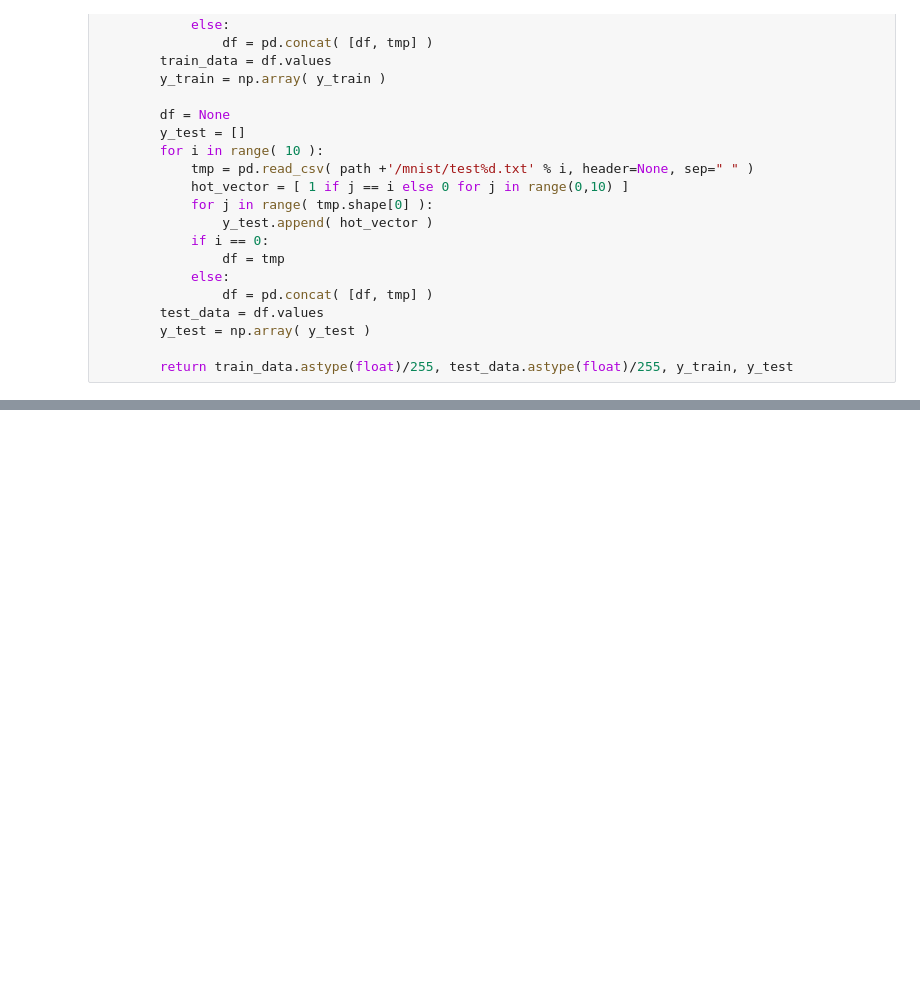
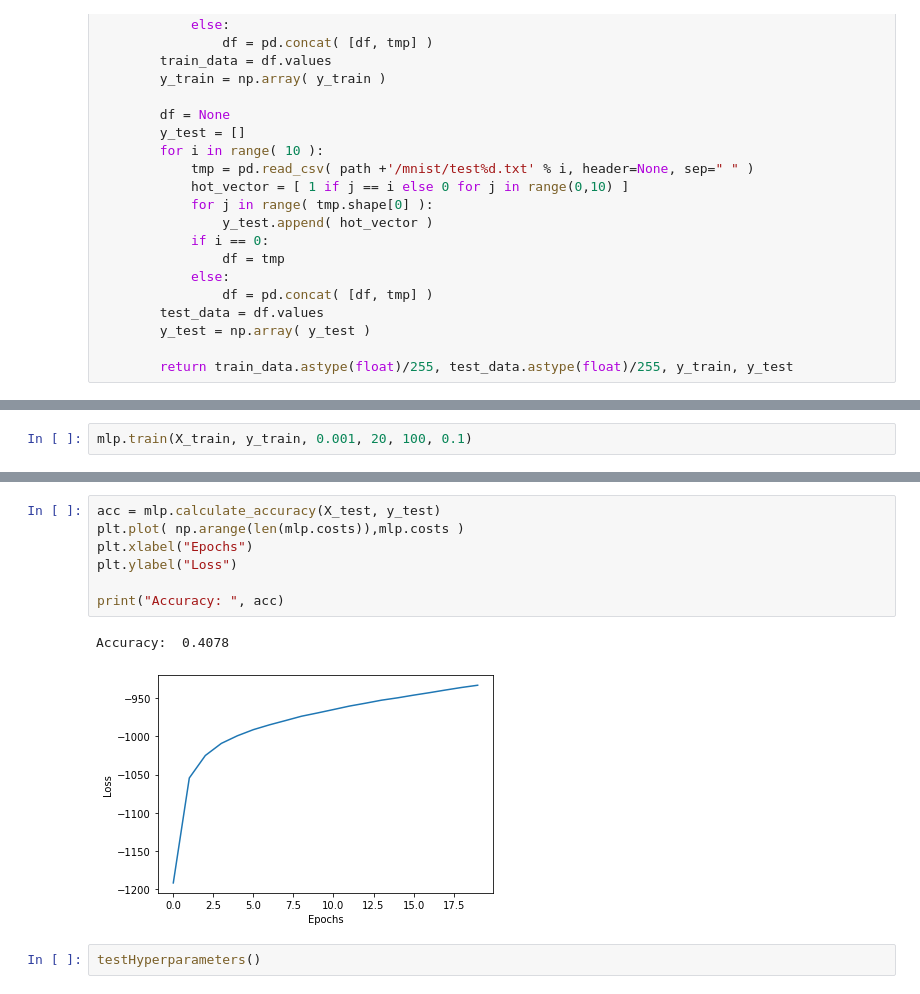
Before and after one commit to Christoforos00/NumpyNeuralNetwork, a Jupyter notebook: mainNotebook.ipynb, the cells around one changed output, grey strips where cells are left out. Cells and saved outputs as stored; diff of their text form; blank space fills up the shorter version.

```diff
--- a/mainNotebook.ipynb
+++ b/mainNotebook.ipynb
@@ -232,0 +251,2 @@ Difference between approximate and numerical gradient of W2:  1.199390468858974e
+# %%
+mlp.train(X_train, y_train, 0.001, 20, 100, 0.1)
@@ -233,2 +274,14 @@ Difference between approximate and numerical gradient of W2:  1.199390468858974e
+# %%
+acc = mlp.calculate_accuracy(X_test, y_test)
+plt.plot( np.arange(len(mlp.costs)),mlp.costs )
+plt.xlabel("Epochs")
+plt.ylabel("Loss")
+
+print("Accuracy: ", acc)
+# %% [output]
+Accuracy:  0.4078
+[figure, added]
+# %%
+testHyperparameters()
 # %%
 def testHyperparameters():
```
Also changed, not shown: parts of 12 cells of this notebook, 2 other files.
